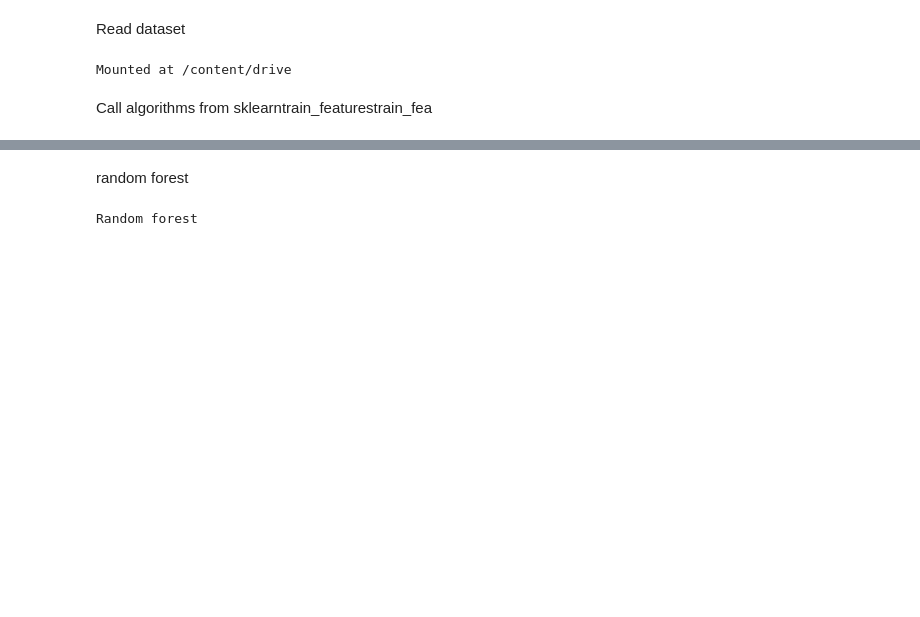
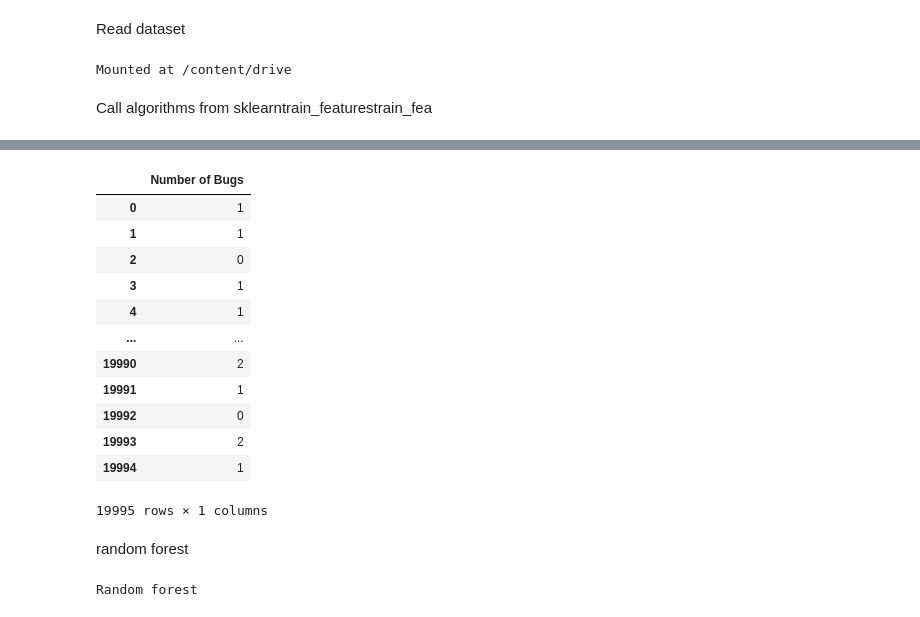
Before and after one commit to vajihe-ameri/predict-software-bugs-in-java-classes, a Jupyter notebook: tables.ipynb, the cells around one changed output, grey strips where cells are left out. Saved outputs shown, nothing was run; the diff lists cells and outputs as text; code cells hidden in the pictures; blank space fills up the shorter version.

```diff
--- a/tables.ipynb
+++ b/tables.ipynb
@@ -544,3 +96,20 @@ from sklearn.metrics import classification_report
+# %%
+train_target = pd.read_csv("/content/drive/MyDrive/new_df/train_set_NB.csv");
+train_target
+# %% [output]
+|  | Number of Bugs |
+| 0 | 1 |
+| 1 | 1 |
+| 2 | 0 |
+| 3 | 1 |
+| 4 | 1 |
+| ... | ... |
+| 19990 | 2 |
+| 19991 | 1 |
+| 19992 | 0 |
+| 19993 | 2 |
+| 19994 | 1 |
+19995 rows × 1 columns
 # %% [markdown]
 random forest
 # %%
```
Also changed, not shown: parts of 45 cells of this notebook.
